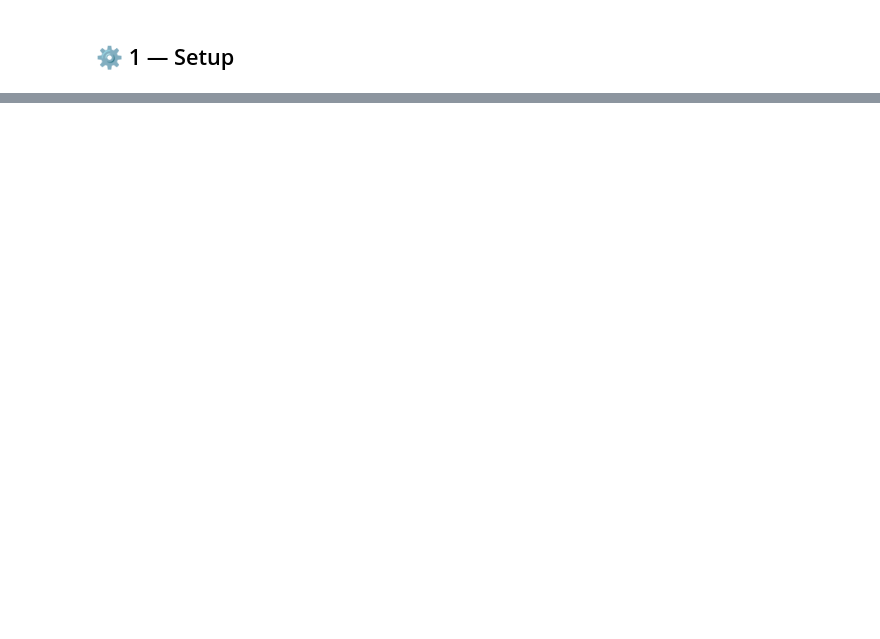
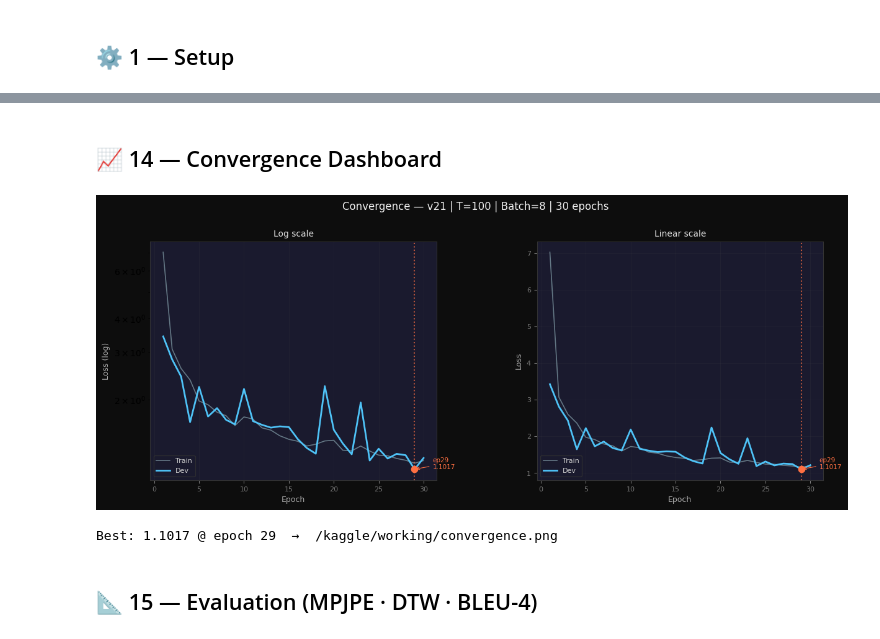
Before and after one commit to sarrazer24/sign-language-production, a Jupyter notebook: phase1_text_to_pose/notebooks/train_b.ipynb, the cells around one changed output, grey strips where cells are left out. Drawn from its saved outputs; the diff is of its cells as text; code cells hidden in the pictures; blank space fills up the shorter version.

Commit message:
Kaggle Notebook | train_b | Version 98

```diff
--- a/phase1_text_to_pose/notebooks/train_b.ipynb
+++ b/phase1_text_to_pose/notebooks/train_b.ipynb
@@ -1899,0 +147,10 @@ print("✅ Hand post-processing functions defined")
+# %%
+class DataQualityFilter:
+    def __init__(self, min_frames=8): self.min_frames = min_frames
+    def is_valid_sample(self, poses):
+        if poses.shape[0] < self.min_frames: return False
+        if (poses[:,LHAND_KP,2].max()<0.05) and (poses[:,RHAND_KP,2].max()<0.05): return False
+        return True
+
+quality_filter = DataQualityFilter(min_frames=8)
+print("✅ DataQualityFilter ready")
@@ -1899,0 +716,9 @@ print("✅ Hand post-processing functions defined")
+# %%
+print("="*65)
+model = create_model(T=T_DIFF)
+total     = sum(p.numel() for p in model.parameters())
+trainable = sum(p.numel() for p in model.parameters() if p.requires_grad)
+print(f"  Total      : {total/1e6:.1f} M")
+print(f"  Trainable  : {trainable/1e6:.1f} M")
+print("="*65)
+print("✅ Fresh model ready")
@@ -1899,0 +847,42 @@ print("✅ Hand post-processing functions defined")
+# %% [markdown]
+## 📈 14 — Convergence Dashboard
+# %%
+import matplotlib.gridspec as gridspec
+
+if history["train"] and history["dev"]:
+    ta=np.array(history["train"]); da=np.array(history["dev"])
+    valid=[(i+1,v) for i,v in enumerate(da) if not np.isnan(v)]
+    best_ep,best_v=min(valid,key=lambda x:x[1])
+    BLUE,ORANGE,GRAY="#4FC3F7","#FF7043","#78909C"
+    fig=plt.figure(figsize=(14,5),facecolor="#0d0d0d")
+    gs=gridspec.GridSpec(1,2,wspace=0.35)
+    for ax_idx,log in enumerate([True,False]):
+        ax=fig.add_subplot(gs[0,ax_idx]); ax.set_facecolor("#1a1a2e")
+        ep=range(1,len(ta)+1)
+        ax.plot(ep,ta,color=GRAY,lw=1.2,label="Train",alpha=0.8)
+        ax.plot(ep,da,color=BLUE,lw=2.0,label="Dev")
+        ax.axvline(best_ep,color=ORANGE,ls=":",lw=1.5,alpha=0.7)
+        ax.scatter([best_ep],[best_v],color=ORANGE,zorder=5,s=55)
+        ax.annotate(f"ep{best_ep}\n{best_v:.4f}",xy=(best_ep,best_v),
+                    xytext=(best_ep+max(2,len(list(ep))//15),best_v),fontsize=7.5,color=ORANGE,
+                    arrowprops=dict(arrowstyle="->",color=ORANGE,lw=0.8))
+        if log: ax.set_yscale("log")
+        ax.set_xlabel("Epoch",color="#aaa",fontsize=9)
+        ax.set_ylabel("Loss"+(" (log)" if log else ""),color="#aaa",fontsize=9)
+        ax.set_title("Log scale" if log else "Linear scale",color="#ddd",fontsize=10)
+        ax.legend(facecolor="#1a1a2e",labelcolor="#ccc",edgecolor="#333",fontsize=8)
+        ax.tick_params(colors="#777",labelsize=8)
+        for s in ax.spines.values(): s.set_edgecolor("#333")
+        ax.grid(alpha=0.12,color="#555")
+    fig.suptitle(f"Convergence — v21 | T={T_DIFF} | Batch=8 | {NUM_EPOCHS} epochs",
+                 color="#eee",fontsize=12,y=1.01)
+    plt.tight_layout(); sp=f"{OUTPUT_DIR}/convergence.png"
+    plt.savefig(sp,dpi=150,bbox_inches="tight",facecolor="#0d0d0d"); plt.show()
+    print(f"Best: {best_v:.4f} @ epoch {best_ep}  →  {sp}")
+else:
+    print("⚠️  Run Cell 13 first.")
+# %% [output]
+[figure, added]
+Best: 1.1017 @ epoch 29  →  /kaggle/working/convergence.png
+# %% [markdown]
+## 📐 15 — Evaluation (MPJPE · DTW · BLEU-4)
```
Also changed, not shown: parts of 72 cells of this notebook.
